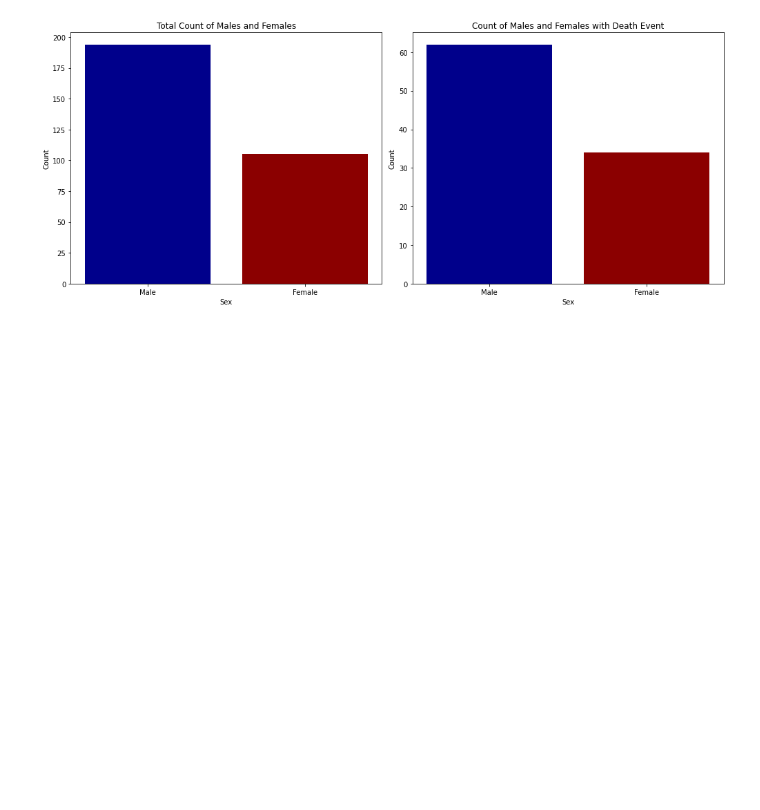
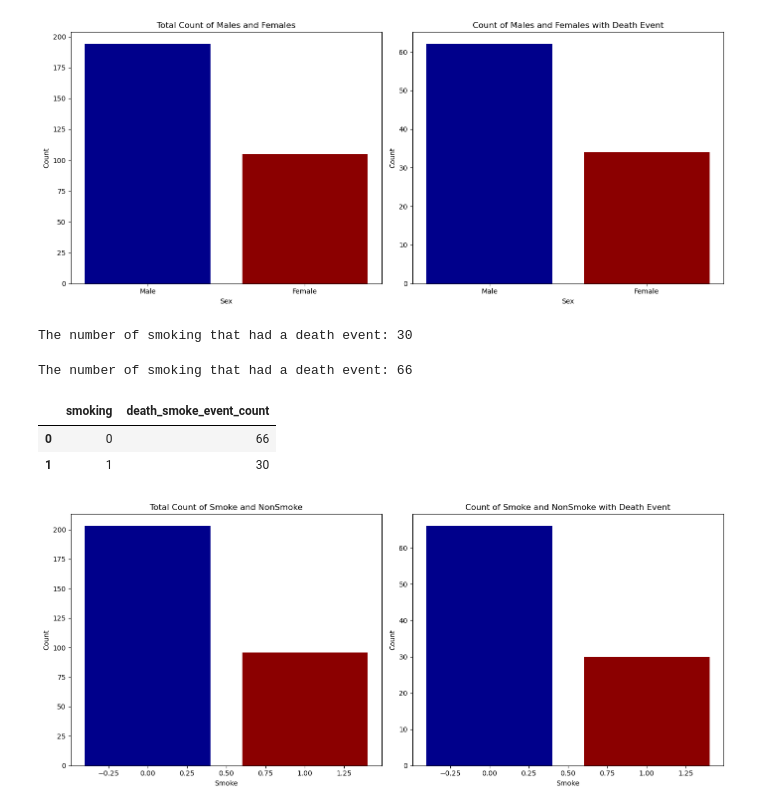
Before and after one commit to faiyted/Project-Cardiac-Disease, a Jupyter notebook: Laura-Project.ipynb, the cells around one changed output. Saved outputs shown, nothing was run; the diff lists cells and outputs as text; code cells hidden in the pictures; blank space fills up the shorter version.

Commit message:
adding smokeDeathCount

```diff
--- a/Laura-Project.ipynb
+++ b/Laura-Project.ipynb
@@ -103,0 +102,49 @@ plt.show()
+# %%
+# Smoking patients that encountered a death event
+smoke_death = heart_df[(heart_df["smoking"] == 1) & (heart_df["DEATH_EVENT"]==1)]
+num_smoke_deaths = len(smoke_death)
+print(f"The number of smoking that had a death event: {num_smoke_deaths}")
+# %% [output]
+The number of smoking that had a death event: 30
+# %%
+# Non-Smoking patients that encountered a death event
+non_smoke_death = heart_df[(heart_df["smoking"] == 0) & (heart_df["DEATH_EVENT"]==1)]
+num_non_smoke_death = len(non_smoke_death)
+print(f"The number of smoking that had a death event: {num_non_smoke_death}")
+# %% [output]
+The number of smoking that had a death event: 66
+# %%
+#Count total smoke and non-smoke
+smoke_counts = heart_df["smoking"].value_counts().rename_axis('smoking').reset_index(name='total_somking_count')
+#smoke_counts
+
+#Count smoke and non-smoke with death events
+smoke_event_counts = heart_df[heart_df["DEATH_EVENT"]==1]["smoking"].value_counts().rename_axis('smoking').reset_index(name='death_smoke_event_count')
+# smoke_event_counts
+# %% [output]
+|  | smoking | death_smoke_event_count |
+| 0 | 0 | 66 |
+| 1 | 1 | 30 |
+# %%
+# Plotting
+fig, axes = plt.subplots(nrows=1, ncols=2, figsize=(14, 6))
+# Replace numeric sex values with labels
+smoke_counts['sex'] = smoke_counts['smoking'].replace({1: 'Smoke', 0: 'NonSmoke'})
+smoke_event_counts['sex'] = smoke_event_counts['smoking'].replace({1: 'Smoke', 0: 'NonSmoke'})
+
+# Bar plot for total counts
+axes[0].bar(smoke_counts['smoking'], smoke_counts['total_somking_count'], color=['darkblue', 'darkred'])
+axes[0].set_title('Total Count of Smoke and NonSmoke')
+axes[0].set_xlabel('Smoke')
+axes[0].set_ylabel('Count')
+
+# Bar plot for death event counts
+axes[1].bar(smoke_event_counts['smoking'], smoke_event_counts['death_smoke_event_count'], color=['darkblue', 'darkred'])
+axes[1].set_title('Count of Smoke and NonSmoke with Death Event')
+axes[1].set_xlabel('Smoke')
+axes[1].set_ylabel('Count')
+
+plt.tight_layout()
+plt.show()
+# %% [output]
+[figure, added]
```
Also changed, not shown: parts of 2 cells of this notebook.
